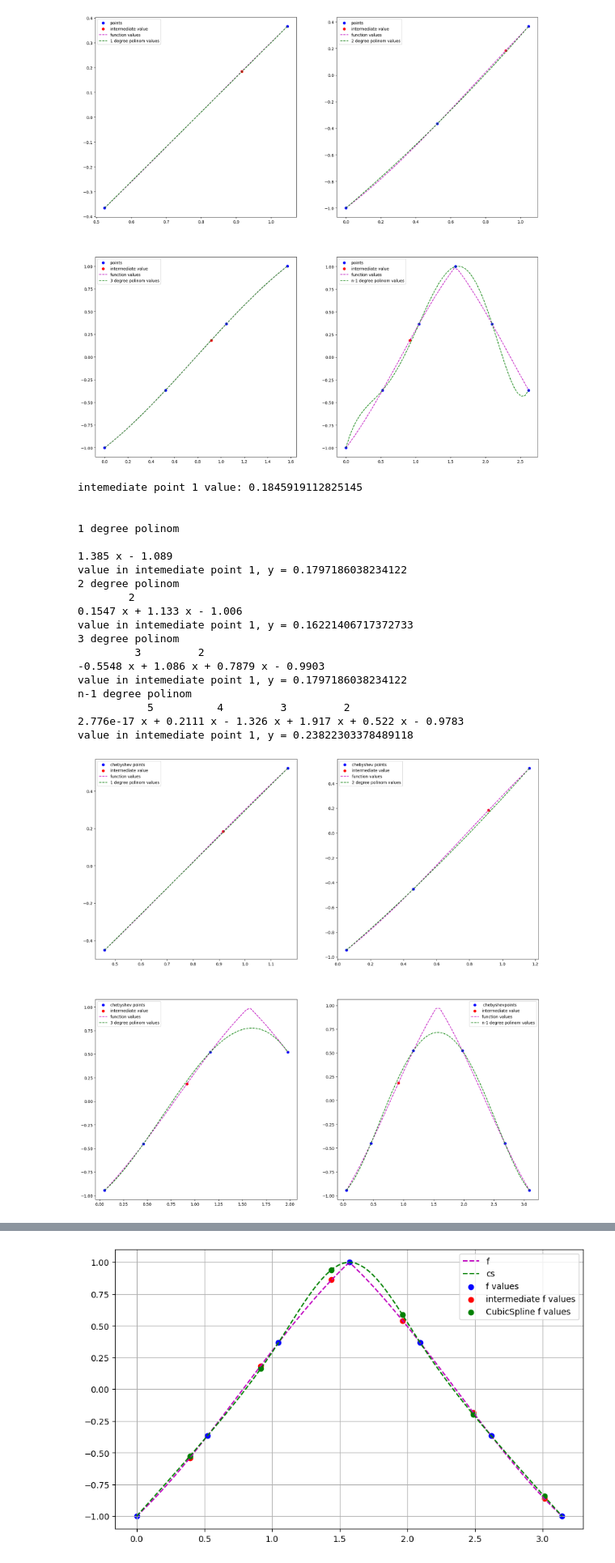
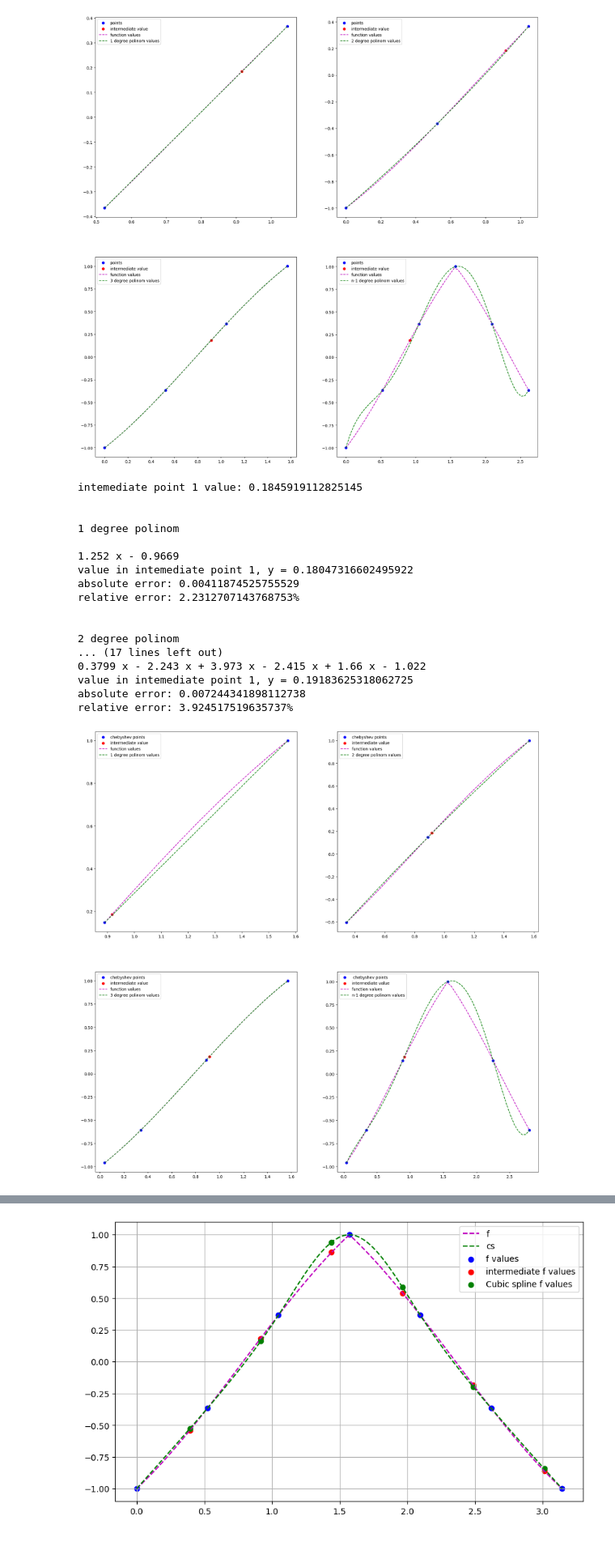
Before and after one commit to vitamin1312/Math-methods, a Jupyter notebook: lab6/main.ipynb, the cells around one changed output, grey strips where cells are left out. Shown at 81% size. Drawn from its saved outputs; the diff is of its cells as text; code cells hidden in the pictures.

```diff
--- a/lab6/main.ipynb
+++ b/lab6/main.ipynb
@@ -227,72 +239,82 @@ axs[1, 1].legend();
 # %%
 print(f'intemediate point {idx} value: {y_interm[idx]}\n\n')
 
+interval1 = slice(2,idx+3)
 lp1 = lagrange(x_cheb[interval1], y_cheb[interval1])
 y_interm_lp1 = lp1(x_interm[idx])
 print(f'1 degree polinom \n{lp1}')
 print(f'value in intemediate point {idx}, y = {y_interm_lp1}')
+print(f'absolute error: {abs(y_interm_lp1-y_interm[idx])}')
+print(f'relative error: {abs(y_interm_lp1-y_interm[idx])/y_interm[idx]*100}%\n\n')
 
+interval2 = slice(1,idx+3)
 lp2 = lagrange(x_cheb[interval2], y_cheb[interval2])
 y_interm_lp2 = lp2(x_interm[idx])
 print(f'2 degree polinom\n{lp2}')
 print(f'value in intemediate point {idx}, y = {y_interm_lp2}')
+print(f'absolute error: {abs(y_interm_lp2-y_interm[idx])}')
+print(f'relative error: {abs(y_interm_lp2-y_interm[idx])/y_interm[idx]*100}%\n\n')
 
+interval3 = slice(0,idx+3)
 lp3 = lagrange(x_cheb[interval3], y_cheb[interval3])
 y_interm_lp3 = lp1(x_interm[idx])
 print(f'3 degree polinom\n{lp3}')
 print(f'value in intemediate point {idx}, y = {y_interm_lp3}')
+print(f'absolute error: {abs(y_interm_lp3-y_interm[idx])}')
+print(f'relative error: {abs(y_interm_lp3-y_interm[idx])/y_interm[idx]*100}%\n\n')
 
-lpf = lagrange(x_cheb, y_cheb)
+intervalf = slice(0,-1)
+lpf = lagrange(x_cheb[intervalf], y_cheb[intervalf])
 y_interm_lpf = lpf(x_interm[idx])
 print(f'n-1 degree polinom\n{lpf}')
 print(f'value in intemediate point {idx}, y = {y_interm_lpf}')
+print(f'absolute error: {abs(y_interm_lpf-y_interm[idx])}')
+print(f'relative error: {abs(y_interm_lpf-y_interm[idx])/y_interm[idx]*100}%\n\n')
 # %% [output]
 intemediate point 1 value: 0.1845919112825145
 
 
 1 degree polinom
 
-1.385 x - 1.089
-value in intemediate point 1, y = 0.1797186038234122
+1.252 x - 0.9669
+value in intemediate point 1, y = 0.18047316602495922
+absolute error: 0.00411874525755529
+relative error: 2.2312707143768753%
+
+
 2 degree polinom
-        2
-0.1547 x + 1.133 x - 1.006
-value in intemediate point 1, y = 0.16221406717372733
-3 degree polinom
-         3         2
--0.5548 x + 1.086 x + 0.7879 x - 0.9903
-value in intemediate point 1, y = 0.1797186038234122
-n-1 degree polinom
-           5          4         3         2
-2.776e-17 x + 0.2111 x - 1.326 x + 1.917 x + 0.522 x - 0.9783
-value in intemediate point 1, y = 0.23822303378489118
+... (17 lines left out)
+0.3799 x - 2.243 x + 3.973 x - 2.415 x + 1.66 x - 1.022
+value in intemediate point 1, y = 0.19183625318062725
+absolute error: 0.007244341898112738
+relative error: 3.924517519635737%
 # %%
 fig, axs = plt.subplots(nrows=2, ncols=2, figsize=(20, 20))
 axs[0, 0].scatter(x_cheb[interval1], y_cheb[interval1], color='b', label='chebyshev points')
 axs[0, 0].scatter(x_interm[idx], y_interm[idx], color='r', label='intermediate value')
-axs[0, 0].plot(x_t:=np.linspace(x_cheb[1], x_cheb[idx+1]), f(x_t), '--', color='m', label='function values')
+axs[0, 0].plot(x_t:=np.linspace(x_cheb[2], x_cheb[idx+2]), f(x_t), '--', color='m', label='function values')
 axs[0, 0].plot(x_t, lp1(x_t), '--', color='g', label='1 degree polinom values')
 axs[0, 0].legend();
 
 axs[0, 1].scatter(x_cheb[interval2], y_cheb[interval2], color='b', label='chebyshev points')
 axs[0, 1].scatter(x_interm[idx], y_interm[idx], color='r', label='intermediate value')
-axs[0, 1].plot(x_t:=np.linspace(x_cheb[0], x_cheb[idx+1]), f(x_t), '--', color='m', label='function values')
+axs[0, 1].plot(x_t:=np.linspace(x_cheb[1], x_cheb[idx+2]), f(x_t), '--', color='m', label='function values')
 axs[0, 1].plot(x_t, lp2(x_t), '--', color='g', label='2 degree polinom values')
 axs[0, 1].legend();
 
 axs[1, 0].scatter(x_cheb[interval3], y_cheb[interval3], color='b', label='chebyshev points')
 axs[1, 0].scatter(x_interm[idx], y_interm[idx], color='r', label='intermediate value')
 axs[1, 0].plot(x_t:=np.linspace(x_cheb[0], x_cheb[idx+2]), f(x_t), '--', color='m', label='function values')
 axs[1, 0].plot(x_t, lp3(x_t), '--', color='g', label='3 degree polinom values')
 axs[1, 0].legend();
 
-axs[1, 1].scatter(x_cheb, y_cheb, color='b', label=' chebyshevpoints')
+axs[1, 1].scatter(x_cheb[intervalf], y_cheb[intervalf], color='b', label=' chebyshev points')
 axs[1, 1].scatter(x_interm[idx], y_interm[idx], color='r', label='intermediate value')
-axs[1, 1].plot(x_t:=np.linspace(x_cheb[0], x_cheb[-1]), f(x_t), '--', color='m', label='function values')
+axs[1, 1].plot(x_t:=np.linspace(x_cheb[0], x_cheb[-2]), f(x_t), '--', color='m', label='function values')
 axs[1, 1].plot(x_t, lpf(x_t), '--', color='g', label='n-1 degree polinom values')
 axs[1, 1].legend();
 # %% [output]
-[figure, old version]
+[figure, new version]
 # %%
 params = ['a', 'b', 'c', 'd']
 y_interm_cs, *coefs = cubic_spline(x, y, x_interm)
```
Also changed, not shown: parts of 18 cells of this notebook.
